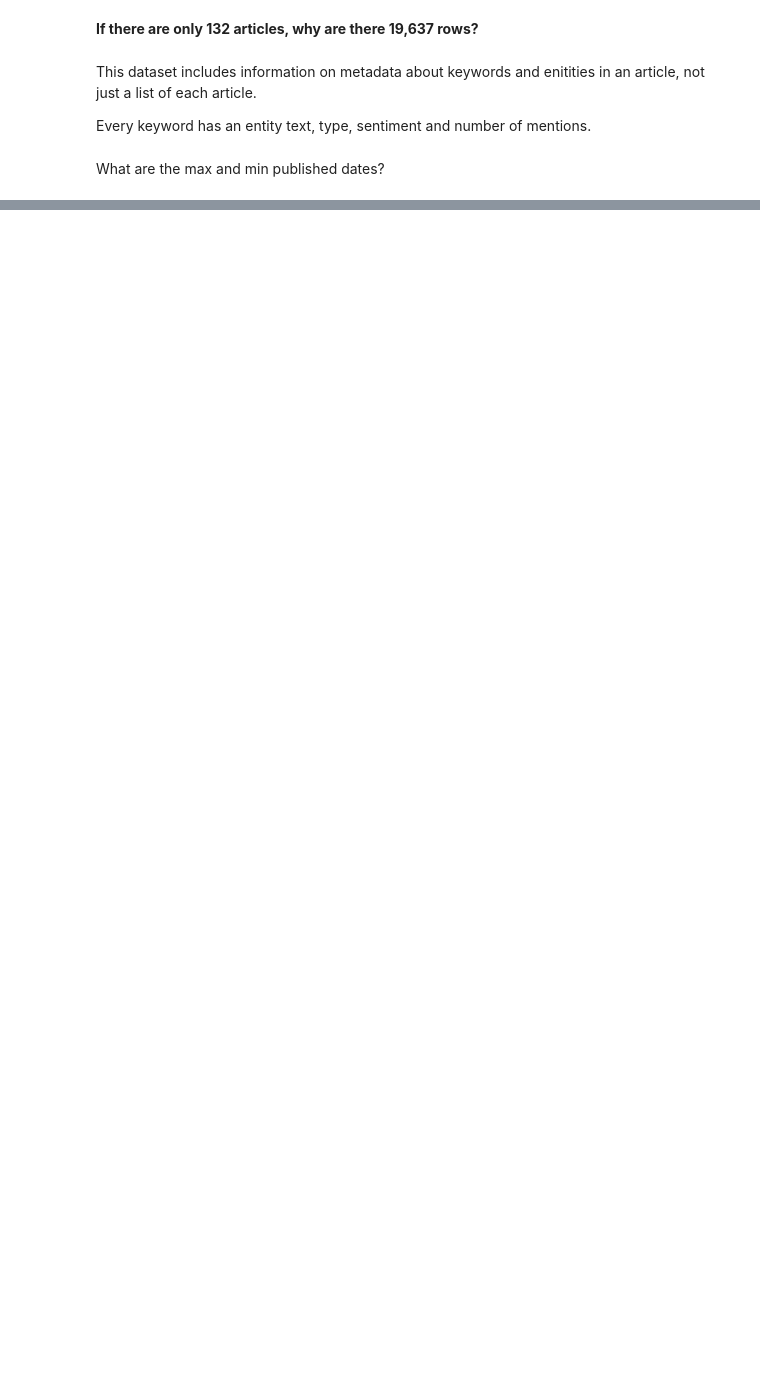
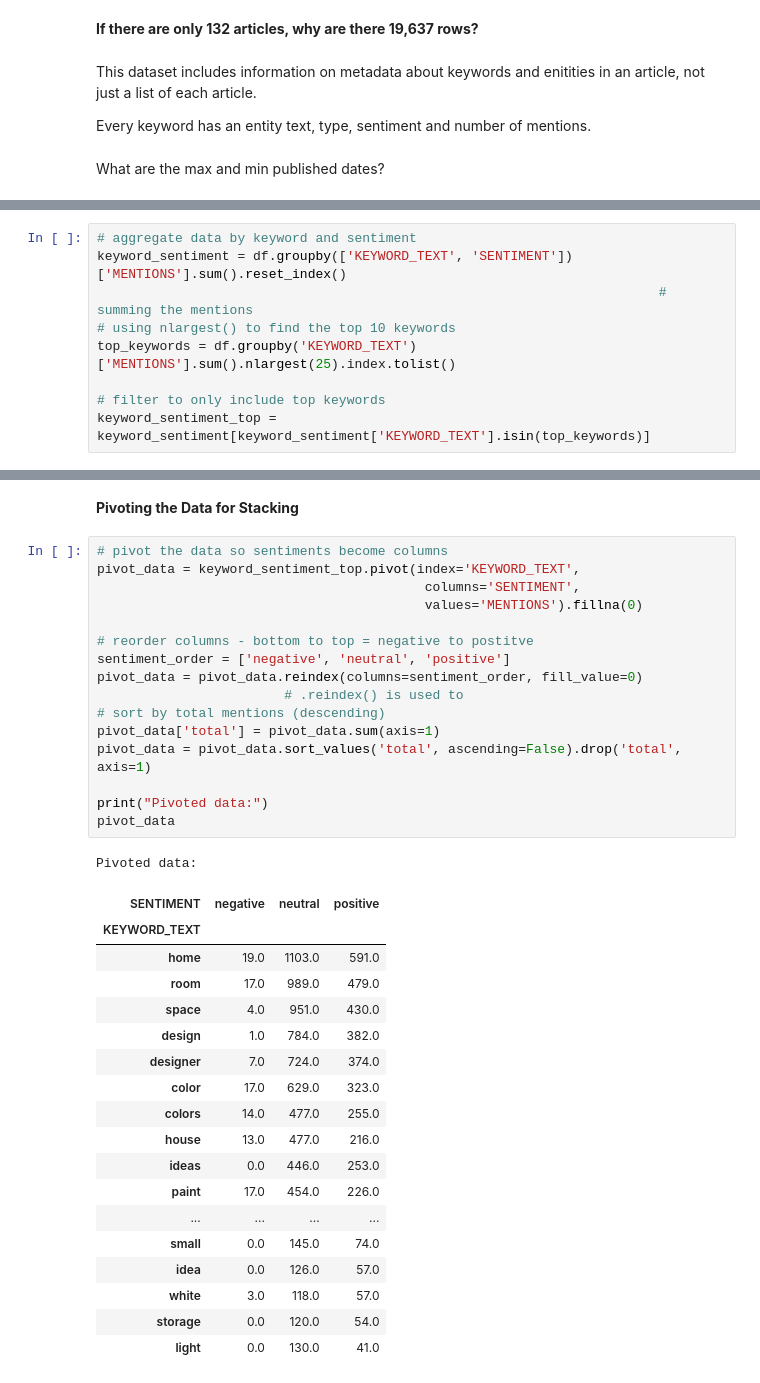
Before and after one commit to jsbwxyz/DSC500-TermProject, a Jupyter notebook: docs/DSC500/TermProject-Milestone-1.ipynb, the cells around one changed output, grey strips where cells are left out. Drawn from its saved outputs; the diff is of its cells as text; blank space fills up the shorter version.

```diff
--- a/docs/DSC500/TermProject-Milestone-1.ipynb
+++ b/docs/DSC500/TermProject-Milestone-1.ipynb
@@ -192,0 +134,9 @@ Total months covered: 12
+# %%
+# aggregate data by keyword and sentiment
+keyword_sentiment = df.groupby(['KEYWORD_TEXT', 'SENTIMENT'])['MENTIONS'].sum().reset_index()
+                                                                        # summing the mentions
+# using nlargest() to find the top 10 keywords
+top_keywords = df.groupby('KEYWORD_TEXT')['MENTIONS'].sum().nlargest(25).index.tolist()
+
+# filter to only include top keywords
+keyword_sentiment_top = keyword_sentiment[keyword_sentiment['KEYWORD_TEXT'].isin(top_keywords)]
@@ -192,0 +165,38 @@ Total months covered: 12
+# %% [markdown]
+<b>Pivoting the Data for Stacking</b>
+# %%
+# pivot the data so sentiments become columns
+pivot_data = keyword_sentiment_top.pivot(index='KEYWORD_TEXT',
+                                          columns='SENTIMENT',
+                                          values='MENTIONS').fillna(0)
+
+# reorder columns - bottom to top = negative to postitve
+sentiment_order = ['negative', 'neutral', 'positive']
+pivot_data = pivot_data.reindex(columns=sentiment_order, fill_value=0)
+                        # .reindex() is used to
+# sort by total mentions (descending)
+pivot_data['total'] = pivot_data.sum(axis=1)
+pivot_data = pivot_data.sort_values('total', ascending=False).drop('total', axis=1)
+
+print("Pivoted data:")
+pivot_data
+# %% [output]
+Pivoted data:
+| SENTIMENT | negative | neutral | positive |
+| KEYWORD_TEXT |  |  |  |
+| home | 19.0 | 1103.0 | 591.0 |
+| room | 17.0 | 989.0 | 479.0 |
+| space | 4.0 | 951.0 | 430.0 |
+| design | 1.0 | 784.0 | 382.0 |
+| designer | 7.0 | 724.0 | 374.0 |
+| color | 17.0 | 629.0 | 323.0 |
+| colors | 14.0 | 477.0 | 255.0 |
+| house | 13.0 | 477.0 | 216.0 |
+| ideas | 0.0 | 446.0 | 253.0 |
+| paint | 17.0 | 454.0 | 226.0 |
+| ... | ... | ... | ... |
+| small | 0.0 | 145.0 | 74.0 |
+| idea | 0.0 | 126.0 | 57.0 |
+| white | 3.0 | 118.0 | 57.0 |
+| storage | 0.0 | 120.0 | 54.0 |
+| light | 0.0 | 130.0 | 41.0 |
```
Also changed, not shown: parts of 61 cells of this notebook.
